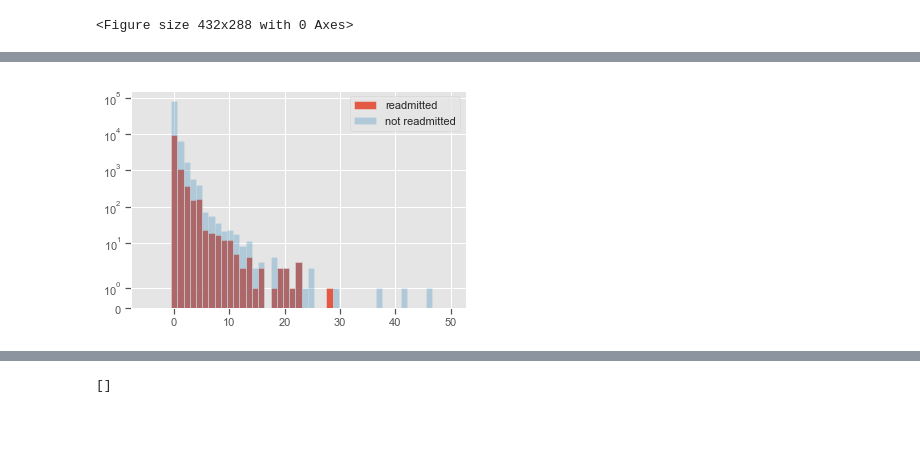
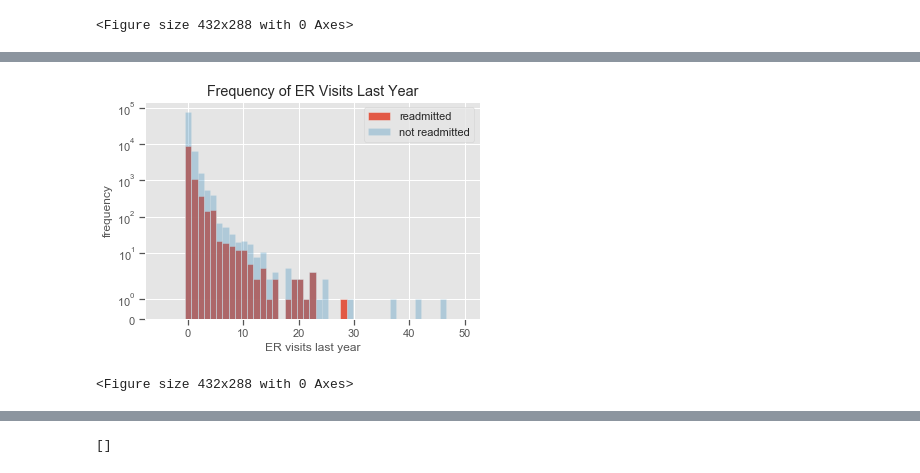
Before and after one commit to clstaub/Predicting_Hospital_Readmissions, a Jupyter notebook: Preprocessing_EDA.ipynb, the cells around one changed output, grey strips where cells are left out. Cells and saved outputs as stored; diff of their text form; code cells hidden in the pictures; blank space fills up the shorter version.

```diff
--- a/Preprocessing_EDA.ipynb
+++ b/Preprocessing_EDA.ipynb
@@ -360,12 +425,18 @@ Name: number_outpatient, Length: 11357, dtype: int64
 # %%
 readmit = readmitsdf['number_emergency']
 nonreadmit = negdf['number_emergency']
 bins = np.linspace(-5,50,50)
 plt.hist(readmit, bins, alpha=0.9, label='readmitted')
 plt.hist(nonreadmit, bins, alpha=0.3, label='not readmitted')
 plt.legend(loc='upper right')
 plt.yscale('symlog')
+plt.xlabel('ER visits last year')
+plt.ylabel('frequency')
+plt.title('Frequency of ER Visits Last Year')
 plt.show()
+plt.savefig('img/ER.png')
+plt.tight_layout()
 # %% [output]
-[figure, old version]
+[figure, new version]
+<Figure size 432x288 with 0 Axes>
 # %%
```
Also changed, not shown: parts of 44 cells of this notebook, 5 other files.
